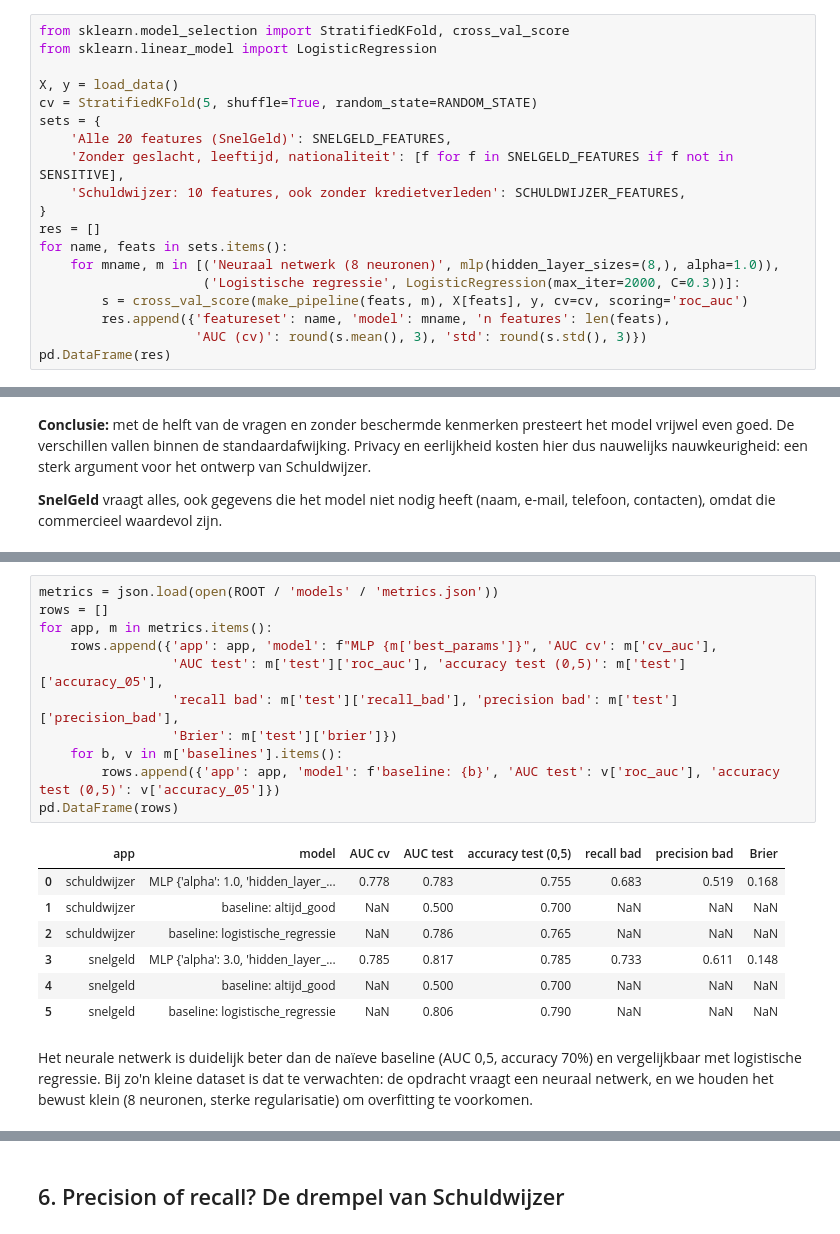
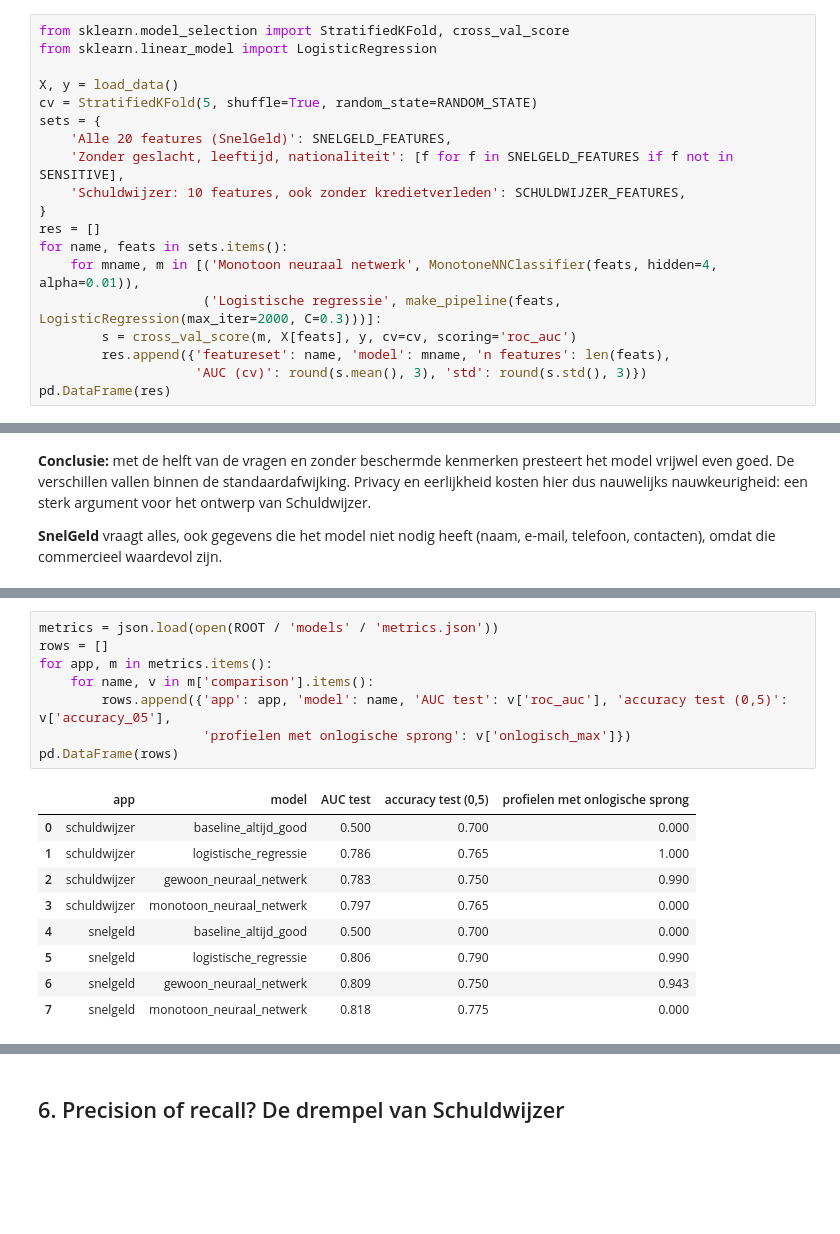
Before and after one commit to aj-automate/HCAID, a Jupyter notebook: notebooks/01_kredietrisico_model.ipynb, the cells around one changed output, grey strips where cells are left out. Cells and saved outputs as stored; diff of their text form; blank space fills up the shorter version.

```diff
--- a/notebooks/01_kredietrisico_model.ipynb
+++ b/notebooks/01_kredietrisico_model.ipynb
@@ -161,9 +163,9 @@ sets = {
 }
 res = []
 for name, feats in sets.items():
-    for mname, m in [('Neuraal netwerk (8 neuronen)', mlp(hidden_layer_sizes=(8,), alpha=1.0)),
-                     ('Logistische regressie', LogisticRegression(max_iter=2000, C=0.3))]:
-        s = cross_val_score(make_pipeline(feats, m), X[feats], y, cv=cv, scoring='roc_auc')
+    for mname, m in [('Monotoon neuraal netwerk', MonotoneNNClassifier(feats, hidden=4, alpha=0.01)),
+                     ('Logistische regressie', make_pipeline(feats, LogisticRegression(max_iter=2000, C=0.3)))]:
+        s = cross_val_score(m, X[feats], y, cv=cv, scoring='roc_auc')
         res.append({'featureset': name, 'model': mname, 'n features': len(feats),
                     'AUC (cv)': round(s.mean(), 3), 'std': round(s.std(), 3)})
 pd.DataFrame(res)
@@ -192,21 +202,18 @@ De training staat in `ml/train.py` (`python -m ml.train`). Per app:
 # %%
 metrics = json.load(open(ROOT / 'models' / 'metrics.json'))
 rows = []
 for app, m in metrics.items():
-    rows.append({'app': app, 'model': f"MLP {m['best_params']}", 'AUC cv': m['cv_auc'],
-                 'AUC test': m['test']['roc_auc'], 'accuracy test (0,5)': m['test']['accuracy_05'],
-                 'recall bad': m['test']['recall_bad'], 'precision bad': m['test']['precision_bad'],
-                 'Brier': m['test']['brier']})
-    for b, v in m['baselines'].items():
-        rows.append({'app': app, 'model': f'baseline: {b}', 'AUC test': v['roc_auc'], 'accuracy test (0,5)': v['accuracy_05']})
+    for name, v in m['comparison'].items():
+        rows.append({'app': app, 'model': name, 'AUC test': v['roc_auc'], 'accuracy test (0,5)': v['accuracy_05'],
+                     'profielen met onlogische sprong': v['onlogisch_max']})
 pd.DataFrame(rows)
 # %% [output]
-|  | app | model | AUC cv | AUC test | accuracy test (0,5) | recall bad | precision bad | Brier |
-| 0 | schuldwijzer | MLP {'alpha': 1.0, 'hidden_layer_... | 0.778 | 0.783 | 0.755 | 0.683 | 0.519 | 0.168 |
-| 1 | schuldwijzer | baseline: altijd_good | NaN | 0.500 | 0.700 | NaN | NaN | NaN |
-| 2 | schuldwijzer | baseline: logistische_regressie | NaN | 0.786 | 0.765 | NaN | NaN | NaN |
-| 3 | snelgeld | MLP {'alpha': 3.0, 'hidden_layer_... | 0.785 | 0.817 | 0.785 | 0.733 | 0.611 | 0.148 |
-| 4 | snelgeld | baseline: altijd_good | NaN | 0.500 | 0.700 | NaN | NaN | NaN |
-| 5 | snelgeld | baseline: logistische_regressie | NaN | 0.806 | 0.790 | NaN | NaN | NaN |
+|  | app | model | AUC test | accuracy test (0,5) | profielen met onlogische sprong |
+| 0 | schuldwijzer | baseline_altijd_good | 0.500 | 0.700 | 0.000 |
+| 1 | schuldwijzer | logistische_regressie | 0.786 | 0.765 | 1.000 |
+| 2 | schuldwijzer | gewoon_neuraal_netwerk | 0.783 | 0.750 | 0.990 |
+| 3 | schuldwijzer | monotoon_neuraal_netwerk | 0.797 | 0.765 | 0.000 |
+| 4 | snelgeld | baseline_altijd_good | 0.500 | 0.700 | 0.000 |
+| 5 | snelgeld | logistische_regressie | 0.806 | 0.790 | 0.990 |
+| 6 | snelgeld | gewoon_neuraal_netwerk | 0.809 | 0.750 | 0.943 |
+| 7 | snelgeld | monotoon_neuraal_netwerk | 0.818 | 0.775 | 0.000 |
-# %% [markdown]
-Het neurale netwerk is duidelijk beter dan de naïeve baseline (AUC 0,5, accuracy 70%) en vergelijkbaar met logistische regressie. Bij zo'n kleine dataset is dat te verwachten: de opdracht vraagt een neuraal netwerk, en we houden het bewust klein (8 neuronen, sterke regularisatie) om overfitting te voorkomen.
```
Also changed, not shown: parts of 27 cells of this notebook, 56 other files.
